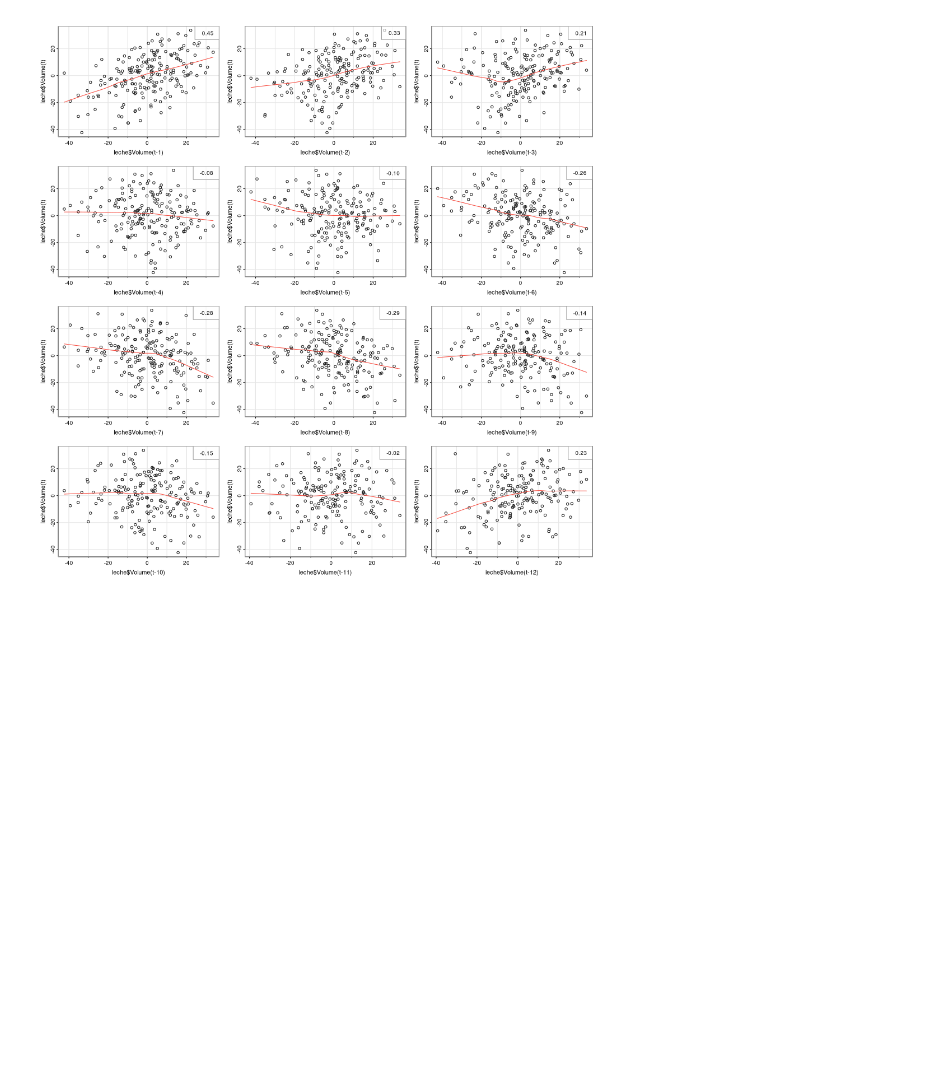
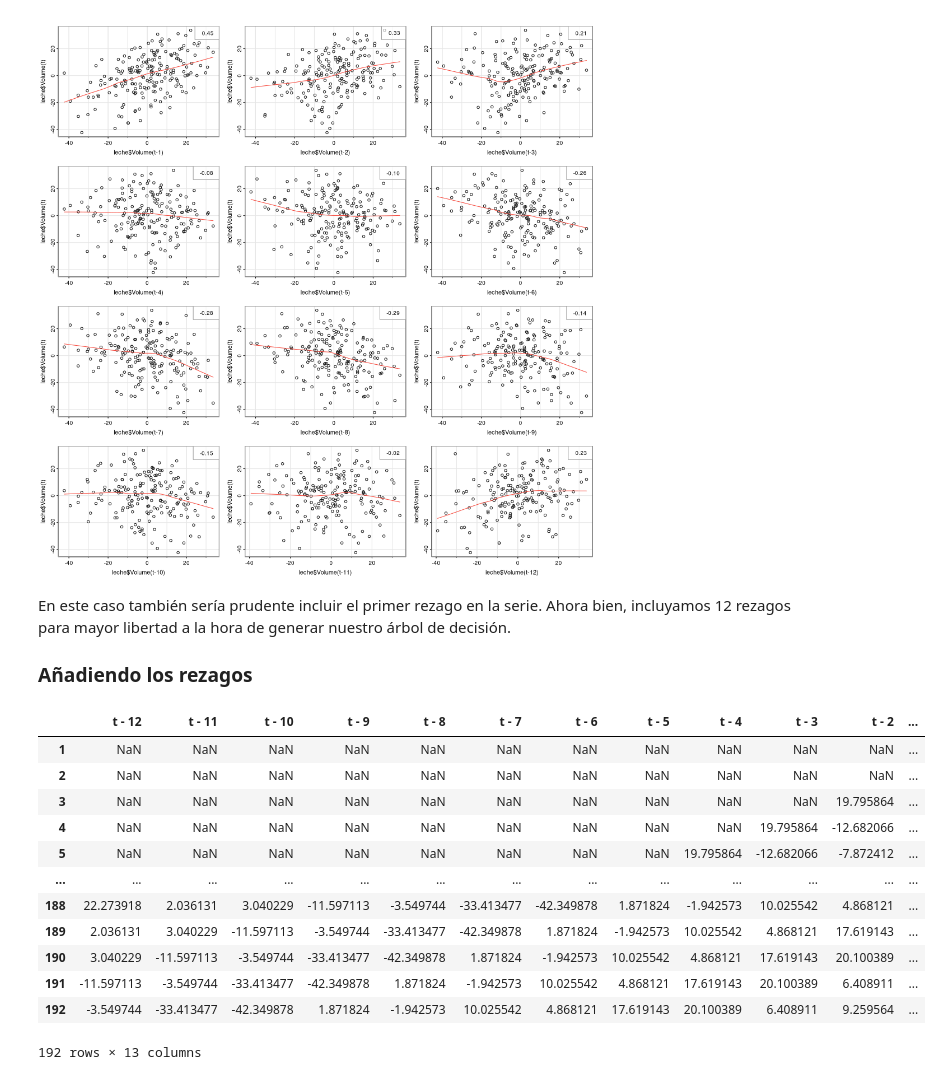
Before and after one commit to Mendivenson/Series-de-tiempo, a Jupyter notebook: Avance 2.ipynb, the cells around one changed output. Drawn from its saved outputs; the diff is of its cells as text; code cells hidden in the pictures; blank space fills up the shorter version.

```diff
--- a/Avance 2.ipynb
+++ b/Avance 2.ipynb
@@ -195,3 +207,35 @@ Por lo que tal vez, sería pudente incluir los rezagos 6 y 12 en nuestro árbol
 astsa::lag1.plot(leche$Volume, 12,corr = T)
 # %% [output]
 [figure]
+# %% [markdown]
+En este caso también sería prudente incluir el primer rezago en la serie. Ahora bien, incluyamos 12 rezagos para mayor libertad a la hora de generar nuestro árbol de decisión.
+
+
+### **Añadiendo los rezagos**
+# %%
+%%R -o arbolesLeche
+arbolesLeche = data.frame(t = leche$Volume)               # Data frame con rezagos
+rezagos = c(1,2,3,4,5,6,7,8,9,10,11,12)                   # Los rezagos que se quieran incluir se ponen aquí
+NoDatos = nrow(leche)
+for (i in rezagos){
+    rezago = c(rep(NA, i), leche$Volume)[1:NoDatos]
+    nombre = paste0('t - ', i)
+    arbolesLeche = cbind(rezago, arbolesLeche)
+    colnames(arbolesLeche)[1] = nombre
+}
+# %%
+arbolesLeche
+# %% [output]
+|  | t - 12 | t - 11 | t - 10 | t - 9 | t - 8 | t - 7 | t - 6 | t - 5 | t - 4 | t - 3 | t - 2 | ... |
+| 1 | NaN | NaN | NaN | NaN | NaN | NaN | NaN | NaN | NaN | NaN | NaN | ... |
+| 2 | NaN | NaN | NaN | NaN | NaN | NaN | NaN | NaN | NaN | NaN | NaN | ... |
+| 3 | NaN | NaN | NaN | NaN | NaN | NaN | NaN | NaN | NaN | NaN | 19.795864 | ... |
+| 4 | NaN | NaN | NaN | NaN | NaN | NaN | NaN | NaN | NaN | 19.795864 | -12.682066 | ... |
+| 5 | NaN | NaN | NaN | NaN | NaN | NaN | NaN | NaN | 19.795864 | -12.682066 | -7.872412 | ... |
+| ... | ... | ... | ... | ... | ... | ... | ... | ... | ... | ... | ... | ... |
+| 188 | 22.273918 | 2.036131 | 3.040229 | -11.597113 | -3.549744 | -33.413477 | -42.349878 | 1.871824 | -1.942573 | 10.025542 | 4.868121 | ... |
+| 189 | 2.036131 | 3.040229 | -11.597113 | -3.549744 | -33.413477 | -42.349878 | 1.871824 | -1.942573 | 10.025542 | 4.868121 | 17.619143 | ... |
+| 190 | 3.040229 | -11.597113 | -3.549744 | -33.413477 | -42.349878 | 1.871824 | -1.942573 | 10.025542 | 4.868121 | 17.619143 | 20.100389 | ... |
+| 191 | -11.597113 | -3.549744 | -33.413477 | -42.349878 | 1.871824 | -1.942573 | 10.025542 | 4.868121 | 17.619143 | 20.100389 | 6.408911 | ... |
+| 192 | -3.549744 | -33.413477 | -42.349878 | 1.871824 | -1.942573 | 10.025542 | 4.868121 | 17.619143 | 20.100389 | 6.408911 | 9.259564 | ... |
+192 rows × 13 columns
```
Also changed, not shown: parts of 6 cells of this notebook.
